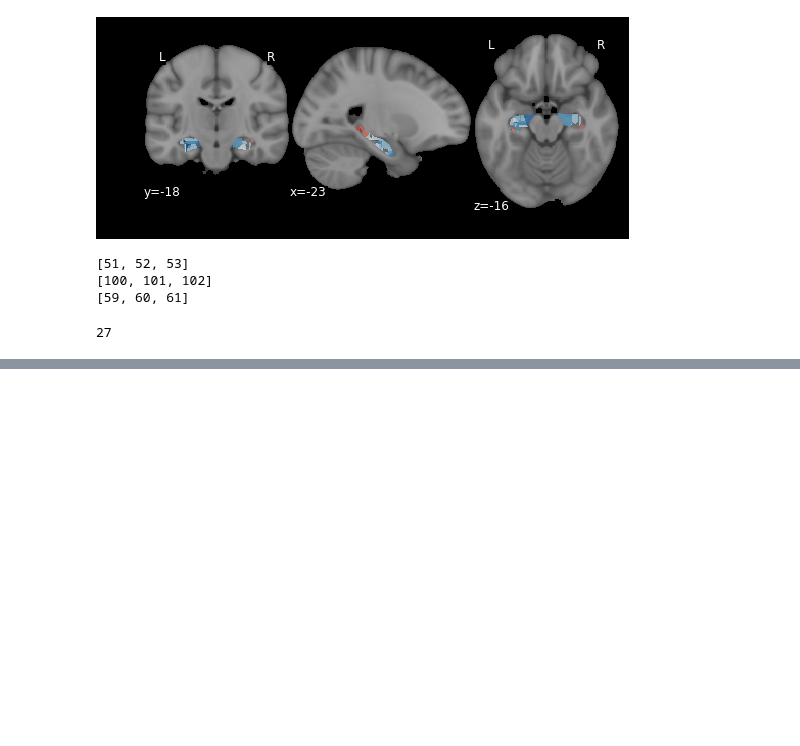
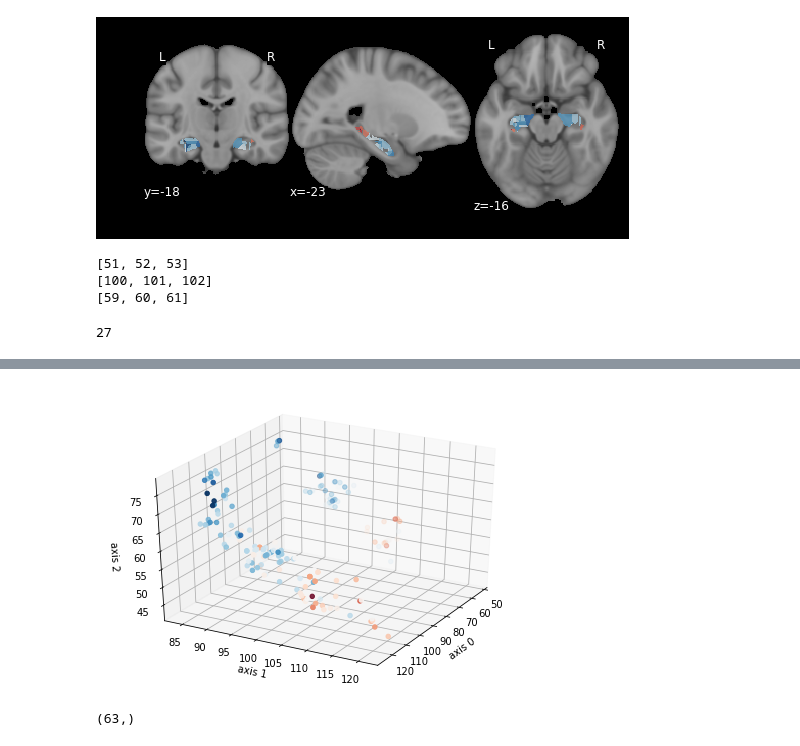
Before and after one commit to illdopejake/hack_projects, a Jupyter notebook: A-P_axis_updated_coords.ipynb, the cells around one changed output, grey strips where cells are left out. Drawn from its saved outputs; the diff is of its cells as text; code cells hidden in the pictures; blank space fills up the shorter version.

```diff
--- a/A-P_axis_updated_coords.ipynb
+++ b/A-P_axis_updated_coords.ipynb
@@ -2394,0 +2474,30 @@ for c in range(len(hcoods[0])):
+# %%
+rend_hipp_a2 = np.zeros_like(hipp)
+for i,row in surf_vox.iloc[sample_surf_ind].iterrows():
+    rend_hipp_a2[row['x'],row['y'],row['z']] = a_vec[row['ind']]
+# %%
+plt.close()
+label_locations = [surf_vox.iloc[sample_surf_ind]['x'].tolist(),
+                   surf_vox.iloc[sample_surf_ind]['y'].tolist(),
+                   surf_vox.iloc[sample_surf_ind]['z'].tolist()]
+#label_locations1 = np.where(ap_axis.get_data() > 0)
+fig = plt.figure()
+ax = Axes3D(fig)
+ax.scatter(label_locations[0], label_locations[1], label_locations[2], c = rend_hipp_a2[label_locations],
+          cmap='RdBu')
+# To split into LR, we need to visualize where the LR split is, where front is
+for angle in range(0, 30):
+    ax.view_init(30, angle)
+    plt.draw()
+    plt.pause(.001)
+
+ax.set_xlabel('axis 0')
+ax.set_ylabel('axis 1')
+ax.set_zlabel('axis 2')
+plt.show()
+# %% [output]
+[figure, added]
+# %%
+rend_hipp_p2[rend_hipp_p2>0].shape
+# %% [output]
+(63,)
```
Also changed, not shown: parts of 30 cells of this notebook.
